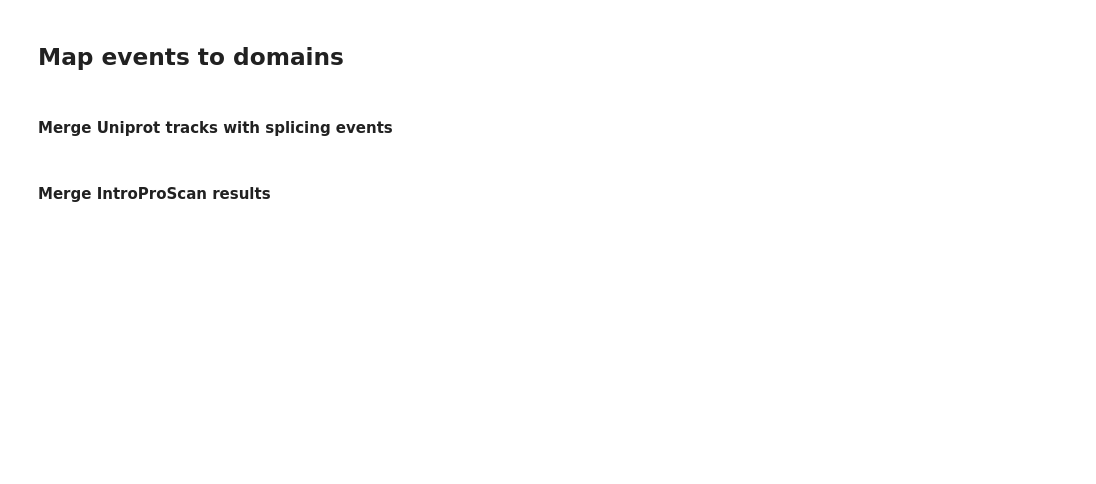
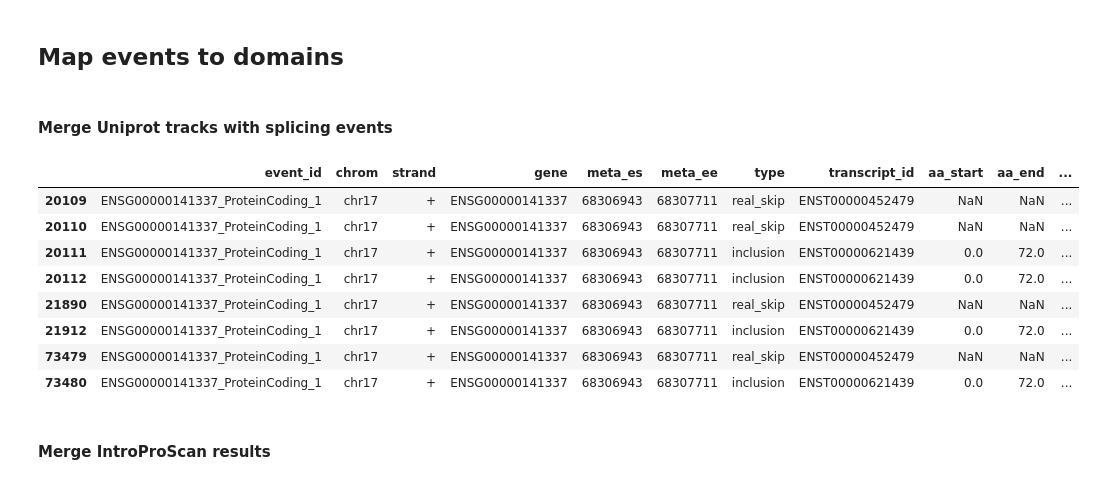
Before and after one commit to reliscu/bulk_splicing_GTEx_cortex, a Jupyter notebook: 30_parse_interproscan_results.ipynb, the cells around one changed output. Saved outputs shown, nothing was run; the diff lists cells and outputs as text; code cells hidden in the pictures; blank space fills up the shorter version.

Commit message:
debugging overlap of interproscan results with splicing events

```diff
--- a/30_parse_interproscan_results.ipynb
+++ b/30_parse_interproscan_results.ipynb
@@ -53,7 +86,7 @@ interproscan_results = pd.read_csv(
 # %%
 # Parse the PIRSR data
 
-with open("data/interproscan/interpro/data/pirsr/sr_uru.json") as f:
+with open("data/interproscan/interpro_data/pirsr/sr_uru.json") as f:
     pirsr_data = json.load(f)
 
 # subset to proteins patterns applicable to humans
@@ -181,8 +221,9 @@ def flatten_exon_data(data: dict, flank=600) -> pd.DataFrame:
     rows = []
     for ev, rec in data.items():
         meta = rec["meta"]
+        strand = rec['meta']['strand']
 
-        def emit(type_name, d, start=None, end=None):
+        def emit(type_name, d, start=None, end=None, flanked_start=None, flanked_end=None):
             row = {
                 "event_id": ev,
                 "chrom": meta["chrom"],
@@ -195,26 +236,48 @@ def flatten_exon_data(data: dict, flank=600) -> pd.DataFrame:
             row.update(d)  # transcript_id, exon_cds_start/end, frame_preserving, etc.
             row["start"] = start
             row["end"] = end
+            row['flanked_start'] = flanked_start
+            row['flanked_end'] = flanked_end
             rows.append(row)
 
         # inclusion: use its own exon_cds_start/end
         for type_name in ("inclusion", "exon_diff_boundary_siblings", "exon_diff_junction_siblings"):
             d = rec.get(type_name)
             if d and d.get("transcript_id") is not None:
+                if strand == "+":
+                    flanked_start = max(d['exon_cds_start'] - flank, 0)
+                    flanked_end = d['exon_cds_end'] + flank
+                else:
+                    flanked_start = d['exon_cds_end'] + flank
+                    flanked_end = max(d['exon_cds_start'] - flank, 0)
+
                 emit(type_name, d,
-                     start=d["exon_cds_start"] - flank,
-                     end=d["exon_cds_end"] + flank)
+                    start=d["exon_cds_start"],
+                    end=d["exon_cds_end"],
+                    flanked_start=flanked_start,
+                    flanked_end=flanked_end
+                )
 
         # real_skip: no exon coords (it's skipped) — use flanked window around the parent exon
         d = rec.get("real_skip")
         if d and d.get("transcript_id") is not None:
+            if strand == "+":
+                flanked_start = meta["es"] + flank
+                flanked_end = max(meta["es"] - flank, 0)
+            else:
+                flanked_start = meta["es"] + flank
+                flanked_end = max(meta["es"] - flank, 0)
+
             emit("real_skip", d,
-                 start=meta["es"] - flank,
-                 end=meta["ee"] + flank)
+                start=meta["es"],
+                end=meta["ee"],
+                flanked_start=flanked_start,
+                flanked_end=flanked_end
+            )
 
     df = pd.DataFrame(rows)
-    df["start"] = df["start"].astype(int)
-    df["end"] = df["end"].astype(int)
+    df["flanked_start"] = df["flanked_start"].astype(int)
+    df["flanked_end"] = df["flanked_end"].astype(int)
 
     return df
 
@@ -234,7 +297,8 @@ for track_df in track_df_list:
         long_df, t,
         cols1=("chrom", "start", "end"),
         cols2=("chrom", "chromStart", "chromEnd"),
-        suffixes=("", "_")
+        suffixes=("", "_"),
+        how="inner"
     )
     results.append(overlapped)
 
@@ -244,6 +310,18 @@ uniprot_by_event = {
     event_id: grp
     for event_id, grp in uniprot_merged.groupby("event_id")  # adjust column name — see note below
 }
+# %%
+uniprot_by_event['ENSG00000141337_ProteinCoding_1']
+# %% [output]
+|  | event_id | chrom | strand | gene | meta_es | meta_ee | type | transcript_id | aa_start | aa_end | ... |
+| 20109 | ENSG00000141337_ProteinCoding_1 | chr17 | + | ENSG00000141337 | 68306943 | 68307711 | real_skip | ENST00000452479 | NaN | NaN | ... |
+| 20110 | ENSG00000141337_ProteinCoding_1 | chr17 | + | ENSG00000141337 | 68306943 | 68307711 | real_skip | ENST00000452479 | NaN | NaN | ... |
+| 20111 | ENSG00000141337_ProteinCoding_1 | chr17 | + | ENSG00000141337 | 68306943 | 68307711 | inclusion | ENST00000621439 | 0.0 | 72.0 | ... |
+| 20112 | ENSG00000141337_ProteinCoding_1 | chr17 | + | ENSG00000141337 | 68306943 | 68307711 | inclusion | ENST00000621439 | 0.0 | 72.0 | ... |
+| 21890 | ENSG00000141337_ProteinCoding_1 | chr17 | + | ENSG00000141337 | 68306943 | 68307711 | real_skip | ENST00000452479 | NaN | NaN | ... |
+| 21912 | ENSG00000141337_ProteinCoding_1 | chr17 | + | ENSG00000141337 | 68306943 | 68307711 | inclusion | ENST00000621439 | 0.0 | 72.0 | ... |
+| 73479 | ENSG00000141337_ProteinCoding_1 | chr17 | + | ENSG00000141337 | 68306943 | 68307711 | real_skip | ENST00000452479 | NaN | NaN | ... |
+| 73480 | ENSG00000141337_ProteinCoding_1 | chr17 | + | ENSG00000141337 | 68306943 | 68307711 | inclusion | ENST00000621439 | 0.0 | 72.0 | ... |
 # %%
 pickle.dump(uniprot_by_event, open("data/uniprot_by_event.pkl", "wb"))
 # %% [markdown]
```
Also changed, not shown: parts of 16 cells of this notebook, 1 other file.
